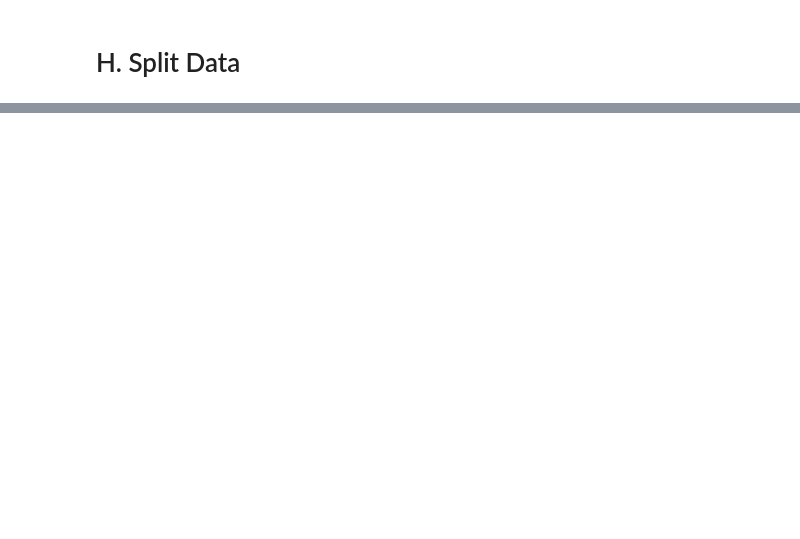
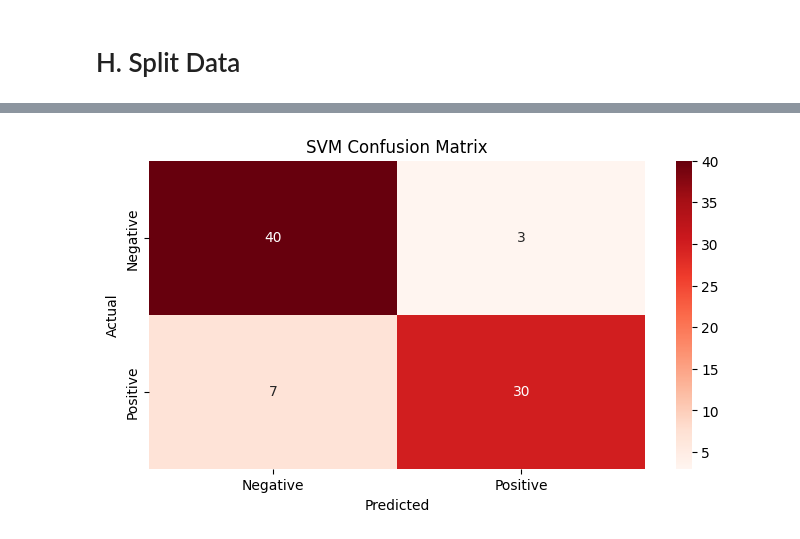
Before and after one commit to firarru/Text-Mining, a Jupyter notebook: Tugas_3_Kelompok_4_Text_Mining.ipynb, the cells around one changed output, grey strips where cells are left out. Saved outputs shown, nothing was run; the diff lists cells and outputs as text; code cells hidden in the pictures; blank space fills up the shorter version.

```diff
--- a/Tugas_3_Kelompok_4_Text_Mining.ipynb
+++ b/Tugas_3_Kelompok_4_Text_Mining.ipynb
@@ -321,0 +402,7 @@ print("Testing data :", X_test.shape)
+# %%
+from sklearn.svm import SVC
+
+svm_classifier = SVC(kernel='linear')
+svm_classifier.fit(X_train_vec, y_train)
+
+svm_pred = svm_classifier.predict(X_test_vec)
@@ -321,0 +440,13 @@ print("Testing data :", X_test.shape)
+# %%
+# Confusion Matrix
+svm_cm = confusion_matrix(y_test, svm_pred)
+plt.figure(figsize=(8, 4))
+sns.heatmap(svm_cm, annot=True, fmt='d', cmap='Reds',
+            xticklabels=['Negative', 'Positive'],
+            yticklabels=['Negative', 'Positive'])
+plt.xlabel('Predicted')
+plt.ylabel('Actual')
+plt.title('SVM Confusion Matrix')
+plt.show()
+# %% [output]
+[figure, added]
```
Also changed, not shown: parts of 19 cells of this notebook.
